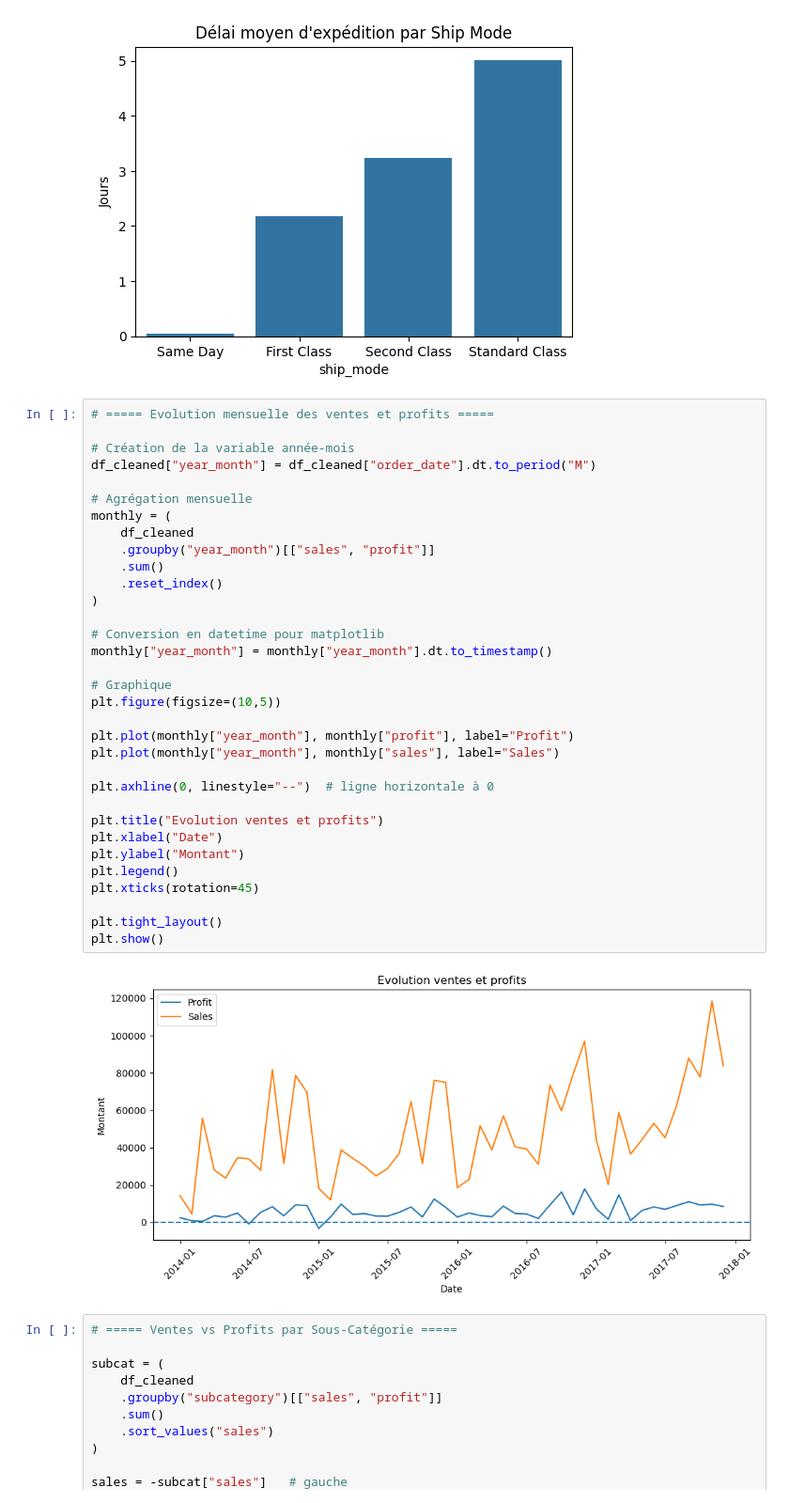
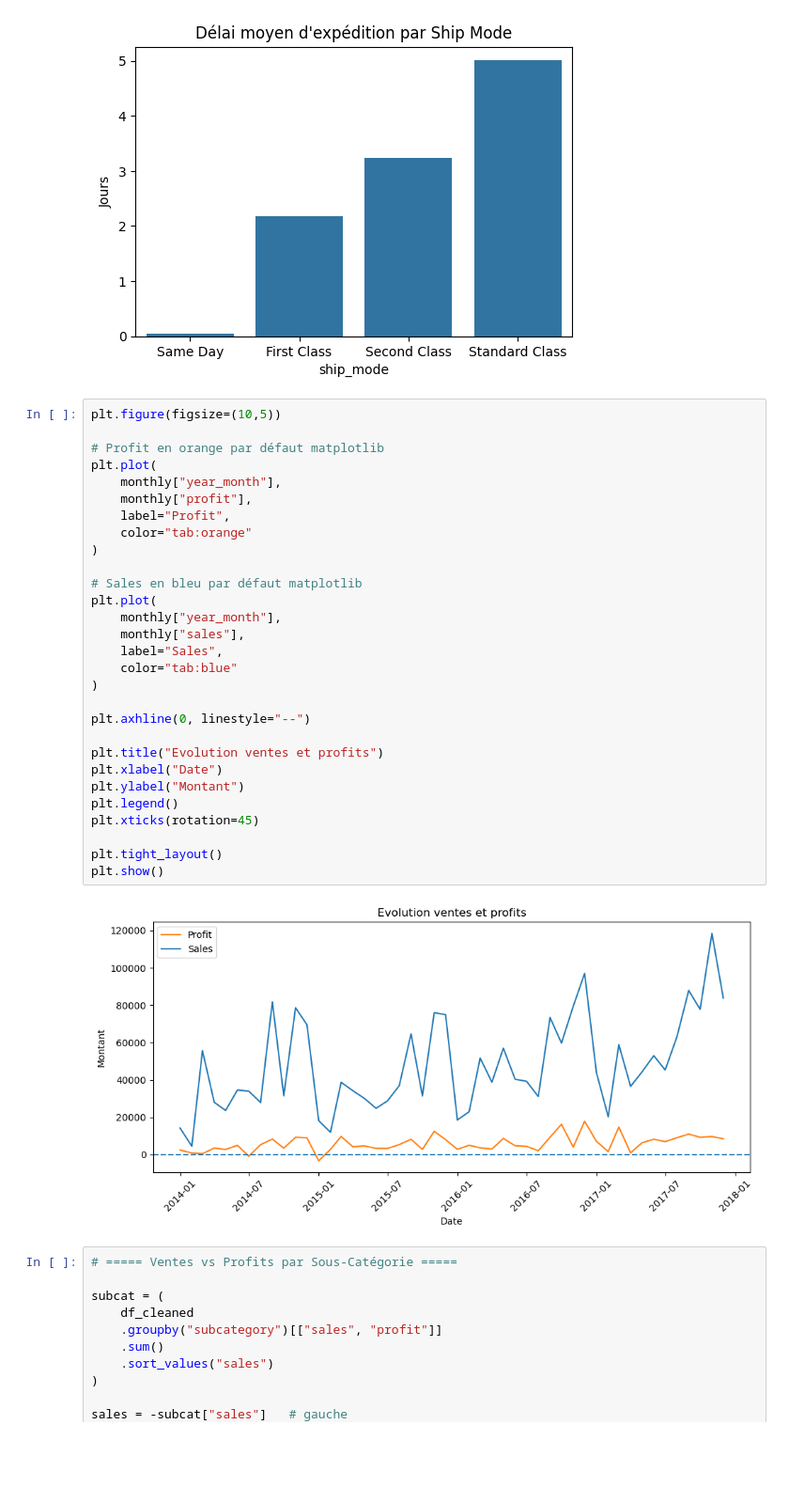
Before and after one commit to msshaqura/project_superstore, a Jupyter notebook: sample_superstore.ipynb, the cells around one changed output. Shown at 94% size. Drawn from its saved outputs; the diff is of its cells as text; blank space fills up the shorter version.

Commit message:
Mise à jour des visualisations et corrections couleurs

```diff
--- a/sample_superstore.ipynb
+++ b/sample_superstore.ipynb
@@ -386,40 +386,36 @@ Standard Class    5.006704
 Name: shipping_time_days, dtype: float64
 [figure]
 # %%
-# ===== Evolution mensuelle des ventes et profits =====
+plt.figure(figsize=(10,5))
 
-# Création de la variable année-mois
-df_cleaned["year_month"] = df_cleaned["order_date"].dt.to_period("M")
-
-# Agrégation mensuelle
-monthly = (
-    df_cleaned
-    .groupby("year_month")[["sales", "profit"]]
-    .sum()
-    .reset_index()
+# Profit en orange par défaut matplotlib
+plt.plot(
+    monthly["year_month"],
+    monthly["profit"],
+    label="Profit",
+    color="tab:orange"
 )
 
-# Conversion en datetime pour matplotlib
-monthly["year_month"] = monthly["year_month"].dt.to_timestamp()
+# Sales en bleu par défaut matplotlib
+plt.plot(
+    monthly["year_month"],
+    monthly["sales"],
+    label="Sales",
+    color="tab:blue"
+)
 
-# Graphique
-plt.figure(figsize=(10,5))
-
-plt.plot(monthly["year_month"], monthly["profit"], label="Profit")
-plt.plot(monthly["year_month"], monthly["sales"], label="Sales")
-
-plt.axhline(0, linestyle="--")  # ligne horizontale à 0
+plt.axhline(0, linestyle="--")
 
 plt.title("Evolution ventes et profits")
 plt.xlabel("Date")
 plt.ylabel("Montant")
 plt.legend()
 plt.xticks(rotation=45)
 
 plt.tight_layout()
 plt.show()
 # %% [output]
-[figure, old version]
+[figure, new version]
 # %%
 # ===== Ventes vs Profits par Sous-Catégorie =====
 
```
